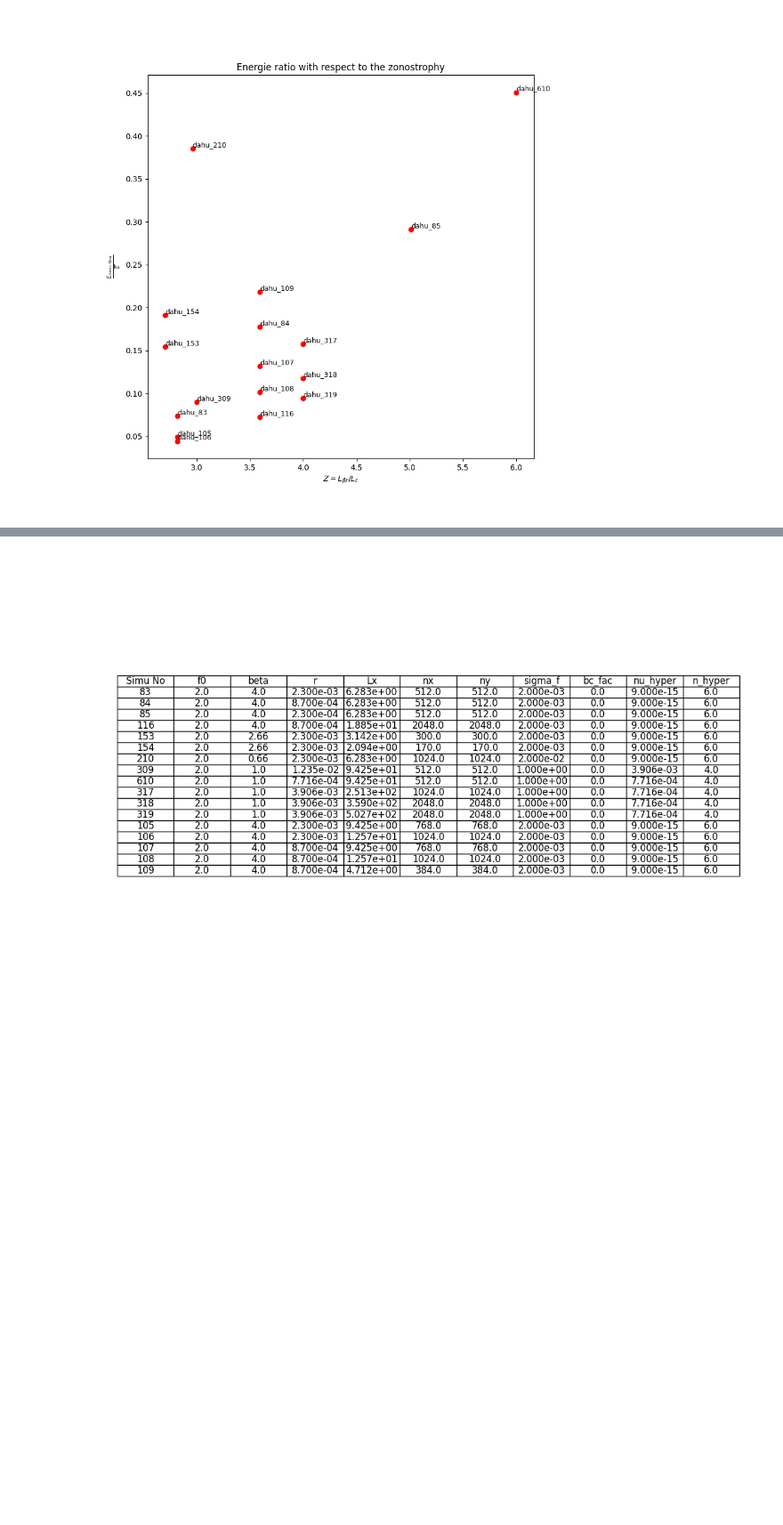
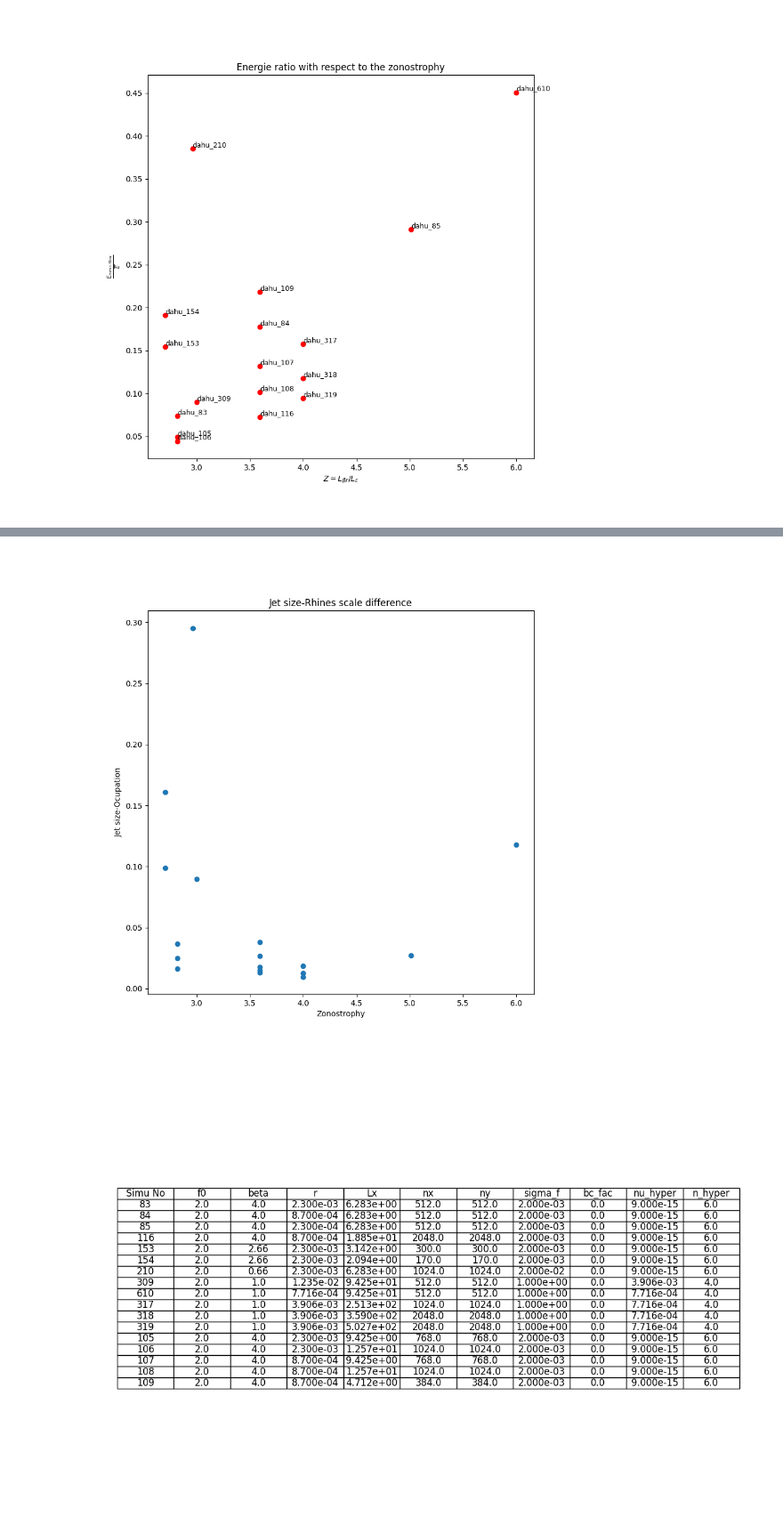
Before and after one commit to LennardMiller/Stage_M2, a Jupyter notebook: Diagnostics_simu_Allcompared.ipynb, the cells around one changed output, grey strips where cells are left out. Shown at 89% size. Drawn from its saved outputs; the diff is of its cells as text; code cells hidden in the pictures; blank space fills up the shorter version.

```diff
--- a/Diagnostics_simu_Allcompared.ipynb
+++ b/Diagnostics_simu_Allcompared.ipynb
@@ -405,3 +405,16 @@ plt.show()
+# %%
+#Plotting the Rhines Scale and the jet size difference
+
+plt.figure(figsize=(9,9))
+plt.scatter(Zo_tab_l,np.abs(jet_size_tab-Oc_tab_l))
+plt
+plt.xlabel('Zonostrophy')
+plt.ylabel('Jet size-Ocupation')
+plt.title('Jet size-Rhines scale difference')
+plt.savefig('figures/jets/Jet_size_Rhines.png')
+plt.show()
+# %% [output]
+[figure, added]
 # %%
 
 # Convert arrays to scientific notation with 3 significant figures
```
Also changed, not shown: parts of 2 cells of this notebook, 6 other files.
